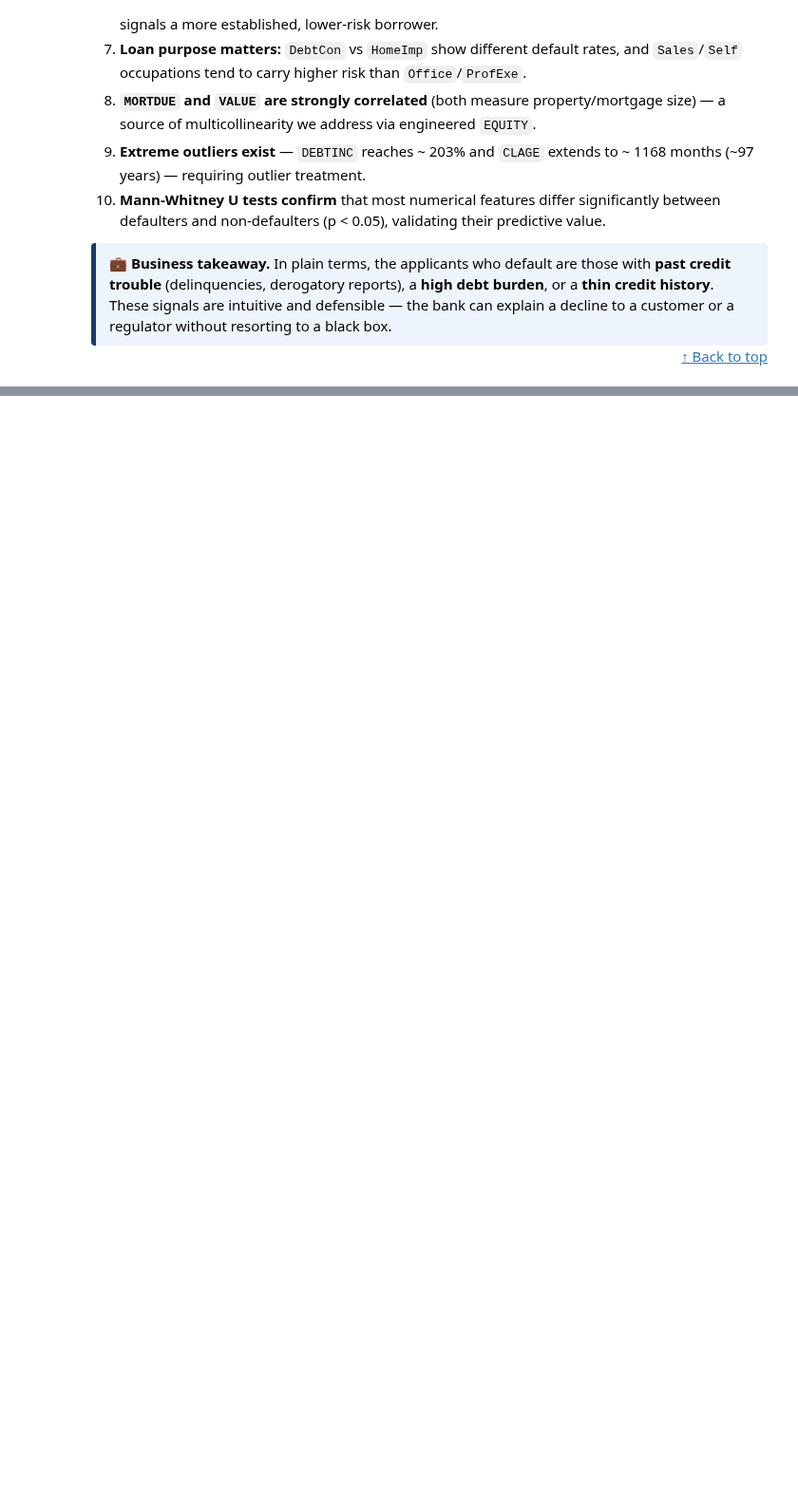
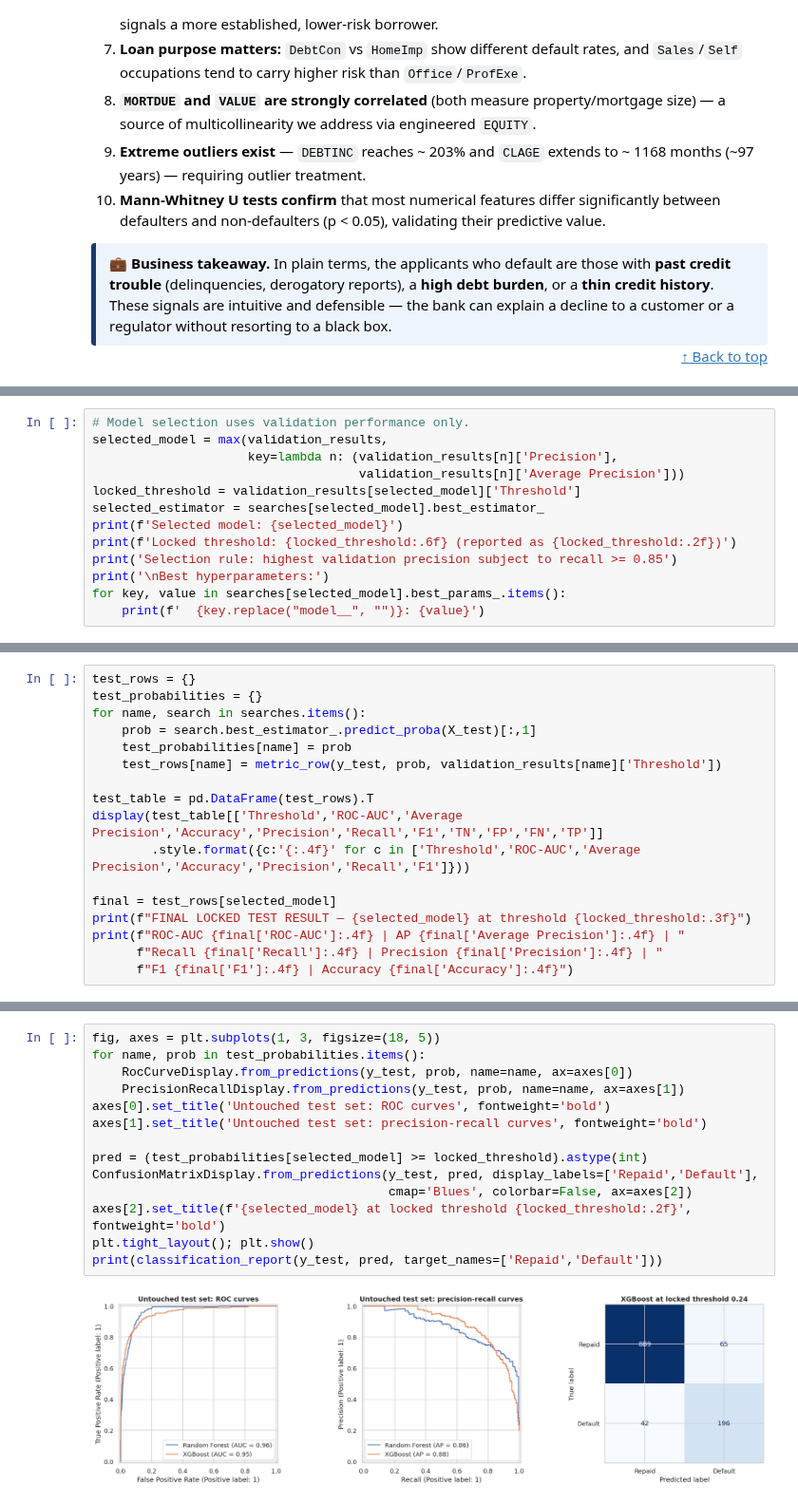
Before and after one commit to lycias/Applied-AI-Data-Science, a Jupyter notebook: MIT-AAIDSP/Capstone-Project/Capstone_Project_Loan_Default_Prediction_Full_Code_Final_submission.ipynb, the cells around one changed output, grey strips where cells are left out. Shown at 95% size. Drawn from its saved outputs; the diff is of its cells as text; blank space fills up the shorter version.

```diff
--- a/MIT-AAIDSP/Capstone-Project/Capstone_Project_Loan_Default_Prediction_Full_Code_Final_submission.ipynb
+++ b/MIT-AAIDSP/Capstone-Project/Capstone_Project_Loan_Default_Prediction_Full_Code_Final_submission.ipynb
@@ -1575,0 +769,13 @@ files.download ('/content/drive/MyDrive/Colab Notebooks/Capstone_Project_Loan_De
+# %%
+# Model selection uses validation performance only.
+selected_model = max(validation_results,
+                     key=lambda n: (validation_results[n]['Precision'],
+                                    validation_results[n]['Average Precision']))
+locked_threshold = validation_results[selected_model]['Threshold']
+selected_estimator = searches[selected_model].best_estimator_
+print(f'Selected model: {selected_model}')
+print(f'Locked threshold: {locked_threshold:.6f} (reported as {locked_threshold:.2f})')
+print('Selection rule: highest validation precision subject to recall >= 0.85')
+print('\nBest hyperparameters:')
+for key, value in searches[selected_model].best_params_.items():
+    print(f'  {key.replace("model__", "")}: {value}')
@@ -1575,0 +807,17 @@ files.download ('/content/drive/MyDrive/Colab Notebooks/Capstone_Project_Loan_De
+# %%
+test_rows = {}
+test_probabilities = {}
+for name, search in searches.items():
+    prob = search.best_estimator_.predict_proba(X_test)[:,1]
+    test_probabilities[name] = prob
+    test_rows[name] = metric_row(y_test, prob, validation_results[name]['Threshold'])
+
+test_table = pd.DataFrame(test_rows).T
+display(test_table[['Threshold','ROC-AUC','Average Precision','Accuracy','Precision','Recall','F1','TN','FP','FN','TP']]
+        .style.format({c:'{:.4f}' for c in ['Threshold','ROC-AUC','Average Precision','Accuracy','Precision','Recall','F1']}))
+
+final = test_rows[selected_model]
+print(f"FINAL LOCKED TEST RESULT — {selected_model} at threshold {locked_threshold:.3f}")
+print(f"ROC-AUC {final['ROC-AUC']:.4f} | AP {final['Average Precision']:.4f} | "
+      f"Recall {final['Recall']:.4f} | Precision {final['Precision']:.4f} | "
+      f"F1 {final['F1']:.4f} | Accuracy {final['Accuracy']:.4f}")
@@ -1575,0 +830,16 @@ files.download ('/content/drive/MyDrive/Colab Notebooks/Capstone_Project_Loan_De
+# %%
+fig, axes = plt.subplots(1, 3, figsize=(18, 5))
+for name, prob in test_probabilities.items():
+    RocCurveDisplay.from_predictions(y_test, prob, name=name, ax=axes[0])
+    PrecisionRecallDisplay.from_predictions(y_test, prob, name=name, ax=axes[1])
+axes[0].set_title('Untouched test set: ROC curves', fontweight='bold')
+axes[1].set_title('Untouched test set: precision-recall curves', fontweight='bold')
+
+pred = (test_probabilities[selected_model] >= locked_threshold).astype(int)
+ConfusionMatrixDisplay.from_predictions(y_test, pred, display_labels=['Repaid','Default'],
+                                        cmap='Blues', colorbar=False, ax=axes[2])
+axes[2].set_title(f'{selected_model} at locked threshold {locked_threshold:.2f}', fontweight='bold')
+plt.tight_layout(); plt.show()
+print(classification_report(y_test, pred, target_names=['Repaid','Default']))
+# %% [output]
+[figure, added]
```
Also changed, not shown: parts of 82 cells of this notebook, 2 other files.
